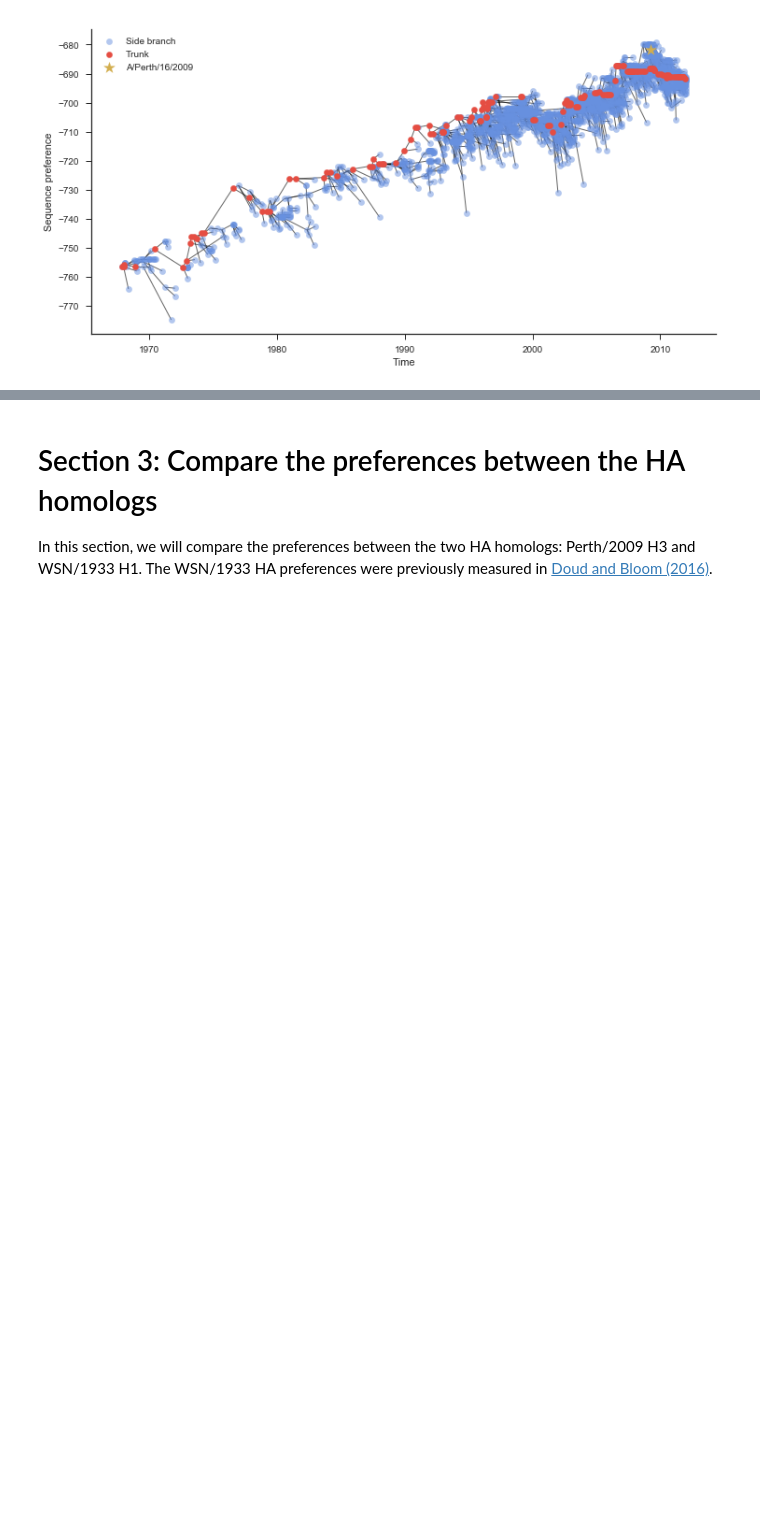
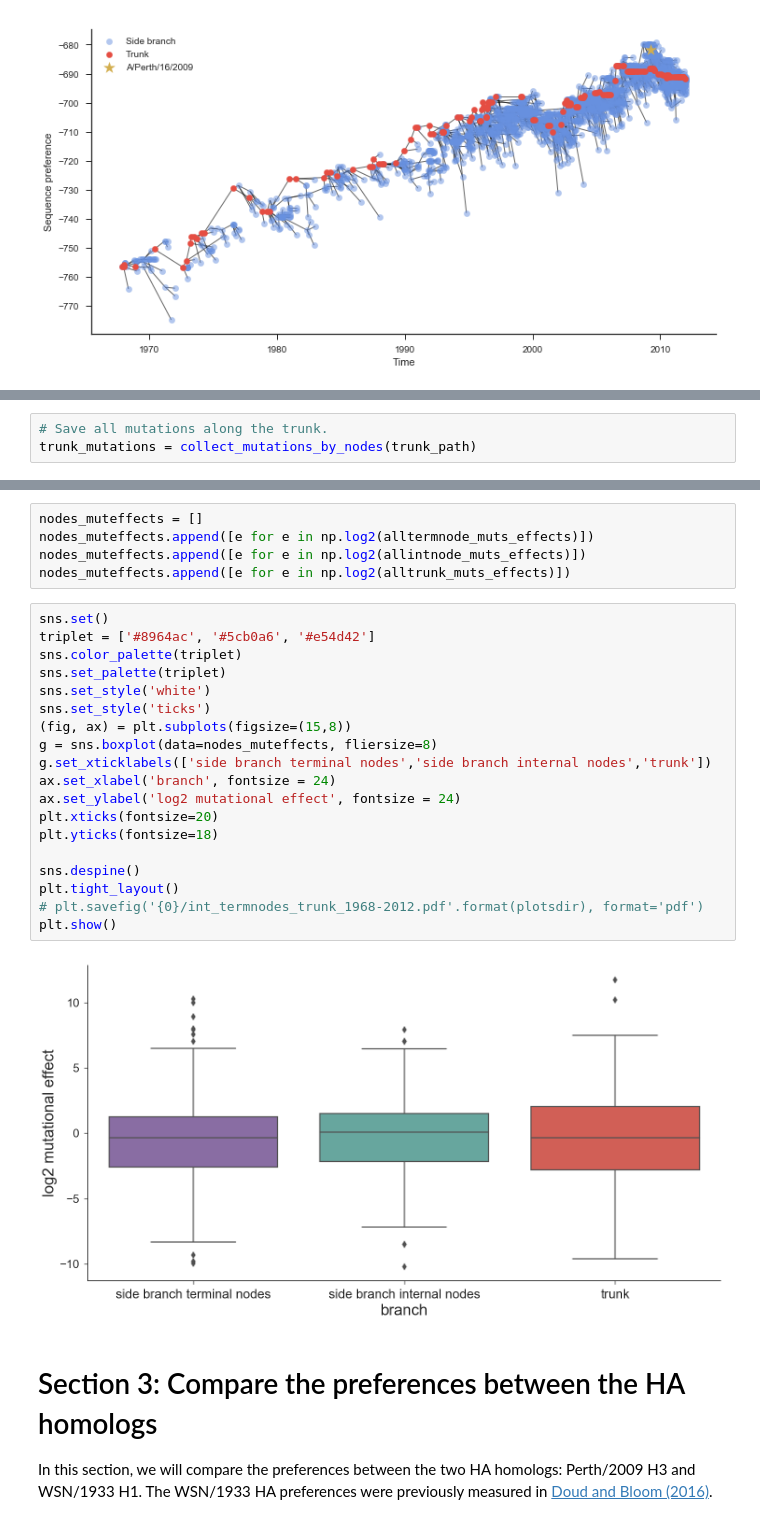
Before and after one commit to jbloomlab/Perth2009-DMS-Manuscript, a Jupyter notebook: analysis_code/Perth2009_DMS_analysis.ipynb, the cells around one changed output, grey strips where cells are left out. Saved outputs shown, nothing was run; the diff lists cells and outputs as text; blank space fills up the shorter version.

```diff
--- a/analysis_code/Perth2009_DMS_analysis.ipynb
+++ b/analysis_code/Perth2009_DMS_analysis.ipynb
@@ -1478,0 +1801,3 @@ plt.show()
+# %%
+# Save all mutations along the trunk.
+trunk_mutations = collect_mutations_by_nodes(trunk_path)
@@ -1479,3 +1894,29 @@ plt.show()
+# %%
+nodes_muteffects = []
+nodes_muteffects.append([e for e in np.log2(alltermnode_muts_effects)])
+nodes_muteffects.append([e for e in np.log2(allintnode_muts_effects)])
+nodes_muteffects.append([e for e in np.log2(alltrunk_muts_effects)])
+# %%
+sns.set()
+triplet = ['#8964ac', '#5cb0a6', '#e54d42']
+sns.color_palette(triplet)
+sns.set_palette(triplet)
+sns.set_style('white')
+sns.set_style('ticks')
+(fig, ax) = plt.subplots(figsize=(15,8))
+g = sns.boxplot(data=nodes_muteffects, fliersize=8)
+g.set_xticklabels(['side branch terminal nodes','side branch internal nodes','trunk'])
+ax.set_xlabel('branch', fontsize = 24)
+ax.set_ylabel('log2 mutational effect', fontsize = 24)
+plt.xticks(fontsize=20)
+plt.yticks(fontsize=18)
+
+sns.despine()
+plt.tight_layout()
+# plt.savefig('{0}/int_termnodes_trunk_1968-2012.pdf'.format(plotsdir), format='pdf')
+plt.show()
+# %% [output]
+[figure, added]
 # %% [markdown]
 # Section 3: Compare the preferences between the HA homologs
 
```
Also changed, not shown: parts of 55 cells of this notebook, 1 other file.
